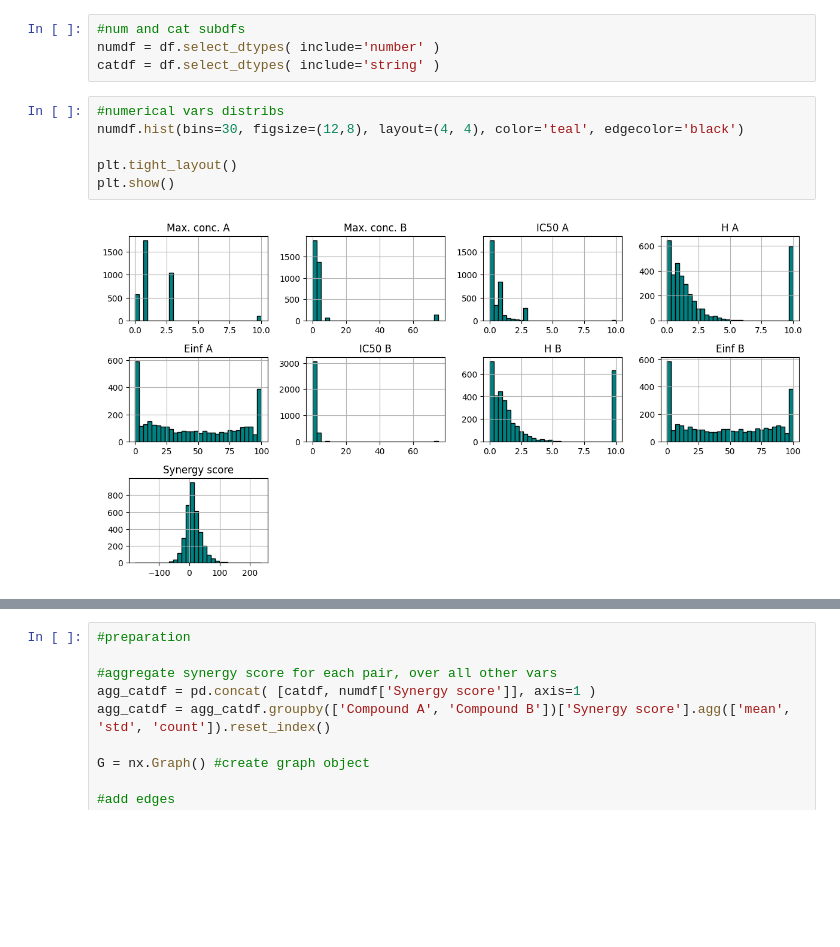
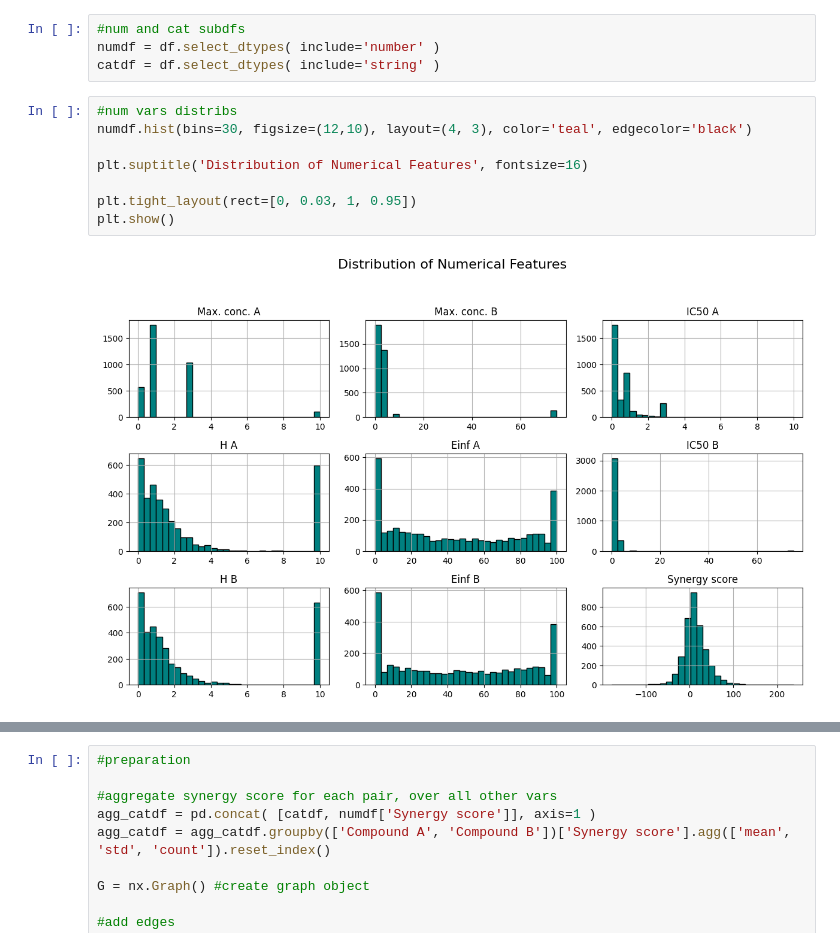
Before and after one commit to jorguz07/biomlproject, a Jupyter notebook: notebook/EDA.ipynb, the cells around one changed output, grey strips where cells are left out. Saved outputs shown, nothing was run; the diff lists cells and outputs as text; blank space fills up the shorter version.

```diff
--- a/notebook/EDA.ipynb
+++ b/notebook/EDA.ipynb
@@ -423,11 +450,13 @@ We firstly inspect the distributions of all variables, numerical and categorical
 numdf = df.select_dtypes( include='number' )
 catdf = df.select_dtypes( include='string' )
 # %%
-#numerical vars distribs
-numdf.hist(bins=30, figsize=(12,8), layout=(4, 4), color='teal', edgecolor='black')
+#num vars distribs
+numdf.hist(bins=30, figsize=(12,10), layout=(4, 3), color='teal', edgecolor='black')
 
-plt.tight_layout()
+plt.suptitle('Distribution of Numerical Features', fontsize=16)
+
+plt.tight_layout(rect=[0, 0.03, 1, 0.95])
 plt.show()
 # %% [output]
-[figure, old version]
+[figure, new version]
 # %% [markdown]
```
Also changed, not shown: parts of 26 cells of this notebook, 8 other files.
